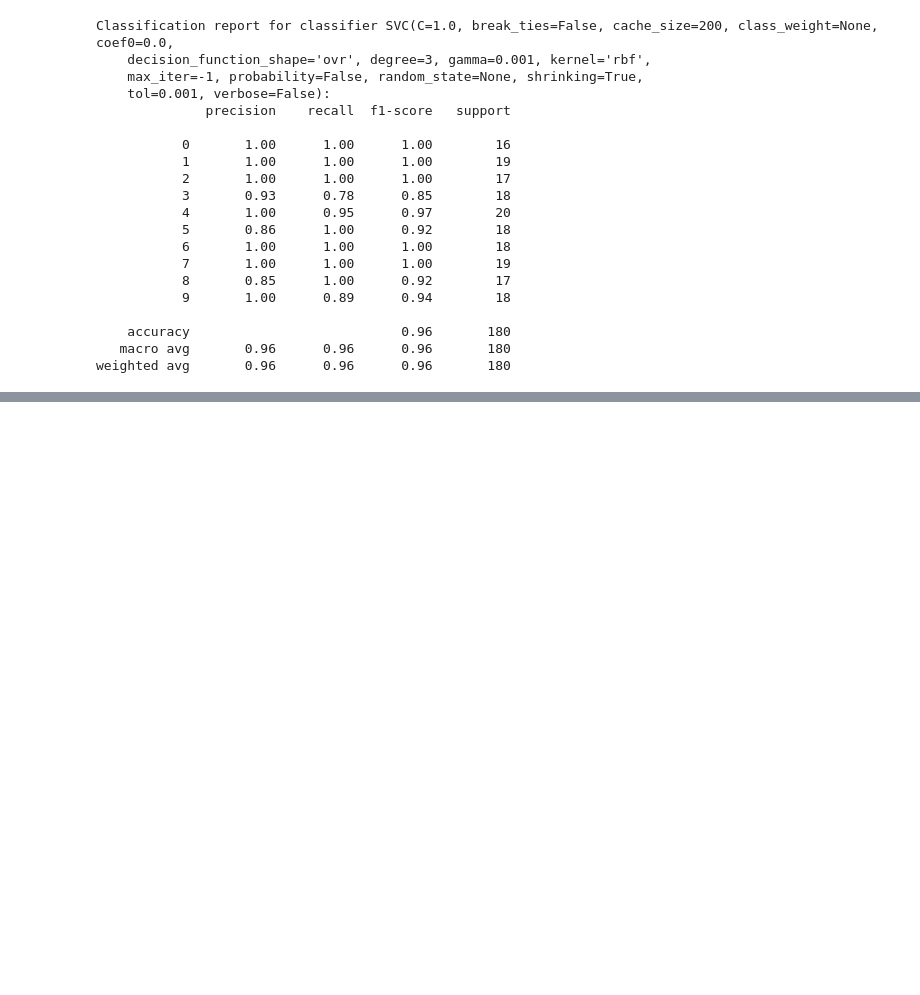
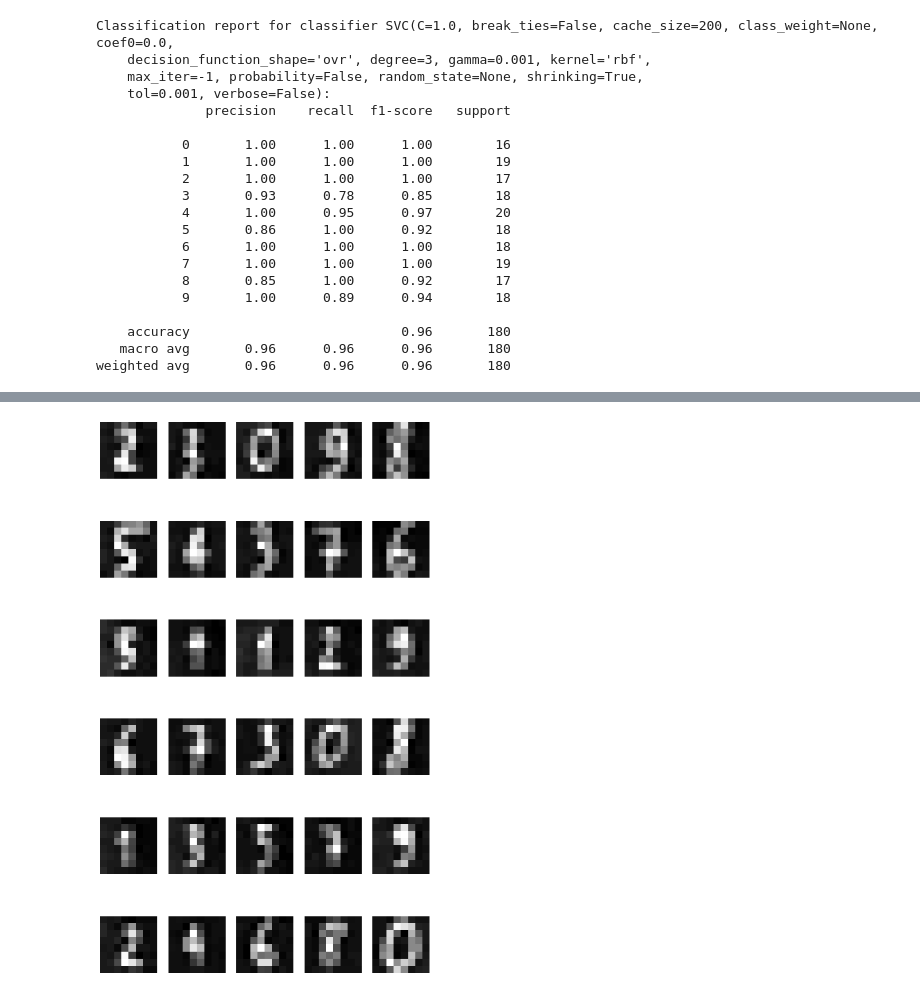
Before and after one commit to phandaiduonghcb/RealTimeObjectDetection, a Jupyter notebook: BTQT/Hand-written digits/hand_written_digits_recognition.ipynb, the cells around one changed output, grey strips where cells are left out. Saved outputs shown, nothing was run; the diff lists cells and outputs as text; code cells hidden in the pictures; blank space fills up the shorter version.

```diff
--- a/BTQT/Hand-written digits/hand_written_digits_recognition.ipynb
+++ b/BTQT/Hand-written digits/hand_written_digits_recognition.ipynb
@@ -232,3 +498,17 @@ for ax, image in zip(axes, data):
+# %%
+#Hiển thị 30 ảnh crop được
+_, axes = plt.subplots(nrows=6, ncols=5, figsize=(10, 18))
+s=0
+e=5
+for ax in axes:
+  for x, image in zip(ax, data[s:e]):
+    x.set_axis_off()
+    image = image.reshape(8, 8)
+    x.imshow(image, cmap=plt.cm.gray_r, interpolation='nearest')
+  s+=5
+  e+=5
+# %% [output]
+[figure, added]
 # %%
 #Làm cho hình giống với các hình đã train hơn, chữ số màu đen, nền màu trắng
 temp = []
```
Also changed, not shown: parts of 15 cells of this notebook.
